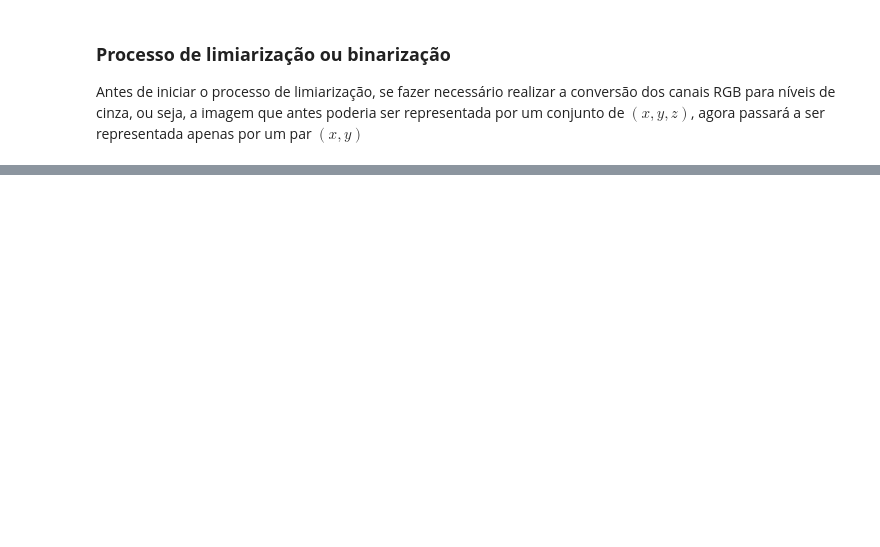
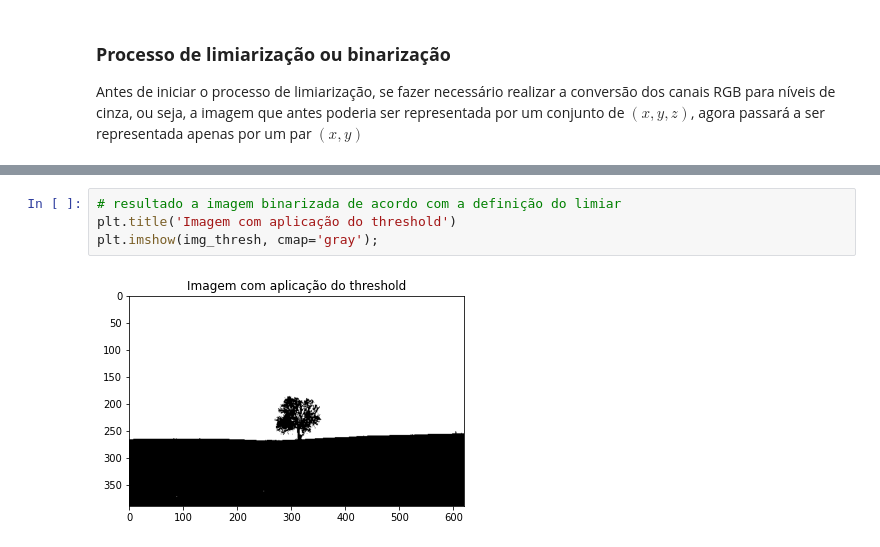
Before and after one commit to AlanMarquesRocha/segmentacao_imagens_pdi, a Jupyter notebook: segmentacao_imagens_pt1.ipynb, the cells around one changed output, grey strips where cells are left out. Saved outputs shown, nothing was run; the diff lists cells and outputs as text; blank space fills up the shorter version.

```diff
--- a/segmentacao_imagens_pt1.ipynb
+++ b/segmentacao_imagens_pt1.ipynb
@@ -39,0 +67,6 @@ Antes de iniciar o processo de limiarização, se fazer necessário realizar a c
+# %%
+# resultado a imagem binarizada de acordo com a definição do limiar
+plt.title('Imagem com aplicação do threshold')
+plt.imshow(img_thresh, cmap='gray');
+# %% [output]
+[figure, added]
```
Also changed, not shown: parts of 6 cells of this notebook.
